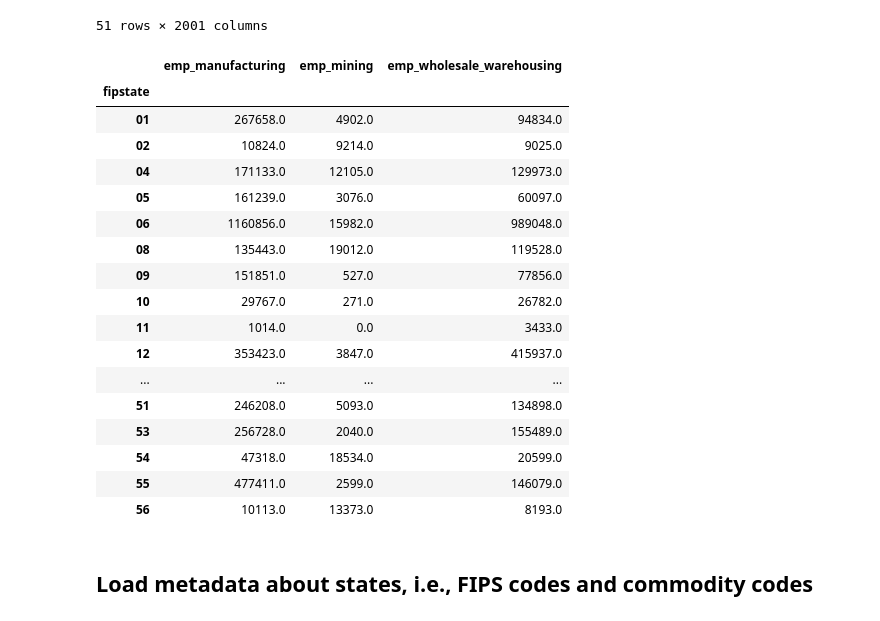
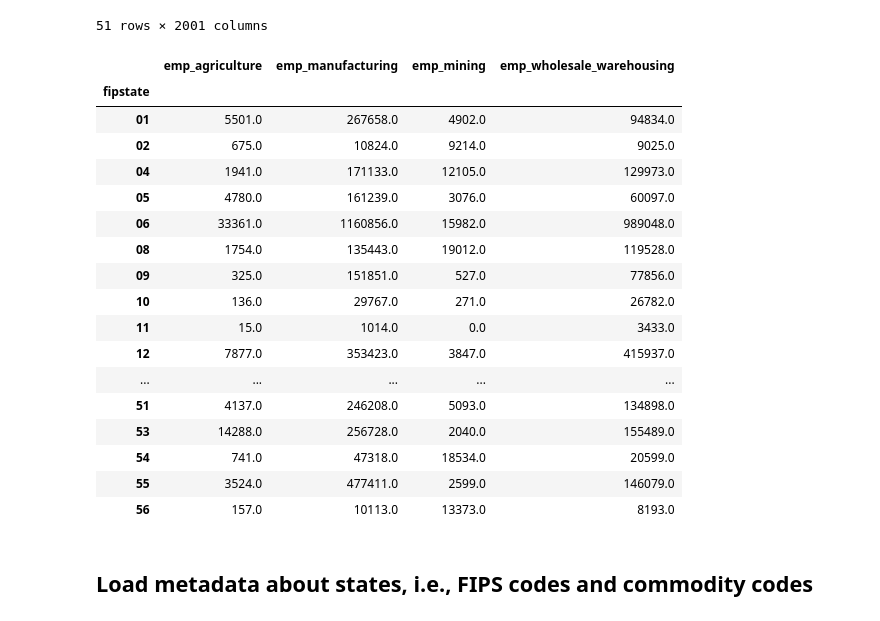
Before and after one commit to tomaskalj/Freight-Forecasting, a Jupyter notebook: workspace.ipynb, the cells around one changed output. Saved outputs shown, nothing was run; the diff lists cells and outputs as text; code cells hidden in the pictures.

Commit message:
For forecasting productions, I swapped out wholesale and warehousing employment as an independent variable for agricultural employment because there was a multicollinearity issue.

```diff
--- a/workspace.ipynb
+++ b/workspace.ipynb
@@ -39,30 +42,31 @@ emp_df
 # %%
 # codes come from: https://www2.census.gov/programs-surveys/cbp/technical-documentation/reference/naics-descriptions/naics2017.txt
 
-sector_map = {"emp_manufacturing": ["31"],                  # manufacturing (31-33)
+sector_map = {"emp_agriculture": ["11"],                    # agriculture, forestry, fishing, and hunting
+              "emp_manufacturing": ["31"],                  # manufacturing (31-33)
               "emp_mining": ["21"],                         # mining, oil and gas extraction
               "emp_wholesale_warehousing": ["42", "493"]}   # wholesale trade + warehousing and storage
 E_prod = pd.DataFrame({col: emp_df[codes].sum(axis=1) for col, codes in sector_map.items()})
 E_prod
 # %% [output]
-|  | emp_manufacturing | emp_mining | emp_wholesale_warehousing |
-| fipstate |  |  |  |
-| 01 | 267658.0 | 4902.0 | 94834.0 |
-| 02 | 10824.0 | 9214.0 | 9025.0 |
-| 04 | 171133.0 | 12105.0 | 129973.0 |
-| 05 | 161239.0 | 3076.0 | 60097.0 |
-| 06 | 1160856.0 | 15982.0 | 989048.0 |
-| 08 | 135443.0 | 19012.0 | 119528.0 |
-| 09 | 151851.0 | 527.0 | 77856.0 |
-| 10 | 29767.0 | 271.0 | 26782.0 |
-| 11 | 1014.0 | 0.0 | 3433.0 |
-| 12 | 353423.0 | 3847.0 | 415937.0 |
-| ... | ... | ... | ... |
-| 51 | 246208.0 | 5093.0 | 134898.0 |
-| 53 | 256728.0 | 2040.0 | 155489.0 |
-| 54 | 47318.0 | 18534.0 | 20599.0 |
-| 55 | 477411.0 | 2599.0 | 146079.0 |
-| 56 | 10113.0 | 13373.0 | 8193.0 |
+|  | emp_agriculture | emp_manufacturing | emp_mining | emp_wholesale_warehousing |
+| fipstate |  |  |  |  |
+| 01 | 5501.0 | 267658.0 | 4902.0 | 94834.0 |
+| 02 | 675.0 | 10824.0 | 9214.0 | 9025.0 |
+| 04 | 1941.0 | 171133.0 | 12105.0 | 129973.0 |
+| 05 | 4780.0 | 161239.0 | 3076.0 | 60097.0 |
+| 06 | 33361.0 | 1160856.0 | 15982.0 | 989048.0 |
+| 08 | 1754.0 | 135443.0 | 19012.0 | 119528.0 |
+| 09 | 325.0 | 151851.0 | 527.0 | 77856.0 |
+| 10 | 136.0 | 29767.0 | 271.0 | 26782.0 |
+| 11 | 15.0 | 1014.0 | 0.0 | 3433.0 |
+| 12 | 7877.0 | 353423.0 | 3847.0 | 415937.0 |
+| ... | ... | ... | ... | ... |
+| 51 | 4137.0 | 246208.0 | 5093.0 | 134898.0 |
+| 53 | 14288.0 | 256728.0 | 2040.0 | 155489.0 |
+| 54 | 741.0 | 47318.0 | 18534.0 | 20599.0 |
+| 55 | 3524.0 | 477411.0 | 2599.0 | 146079.0 |
+| 56 | 157.0 | 10113.0 | 13373.0 | 8193.0 |
 # %% [markdown]
 ## Load metadata about states, i.e., FIPS codes and commodity codes
 # %%
```
Also changed, not shown: parts of 9 cells of this notebook.
